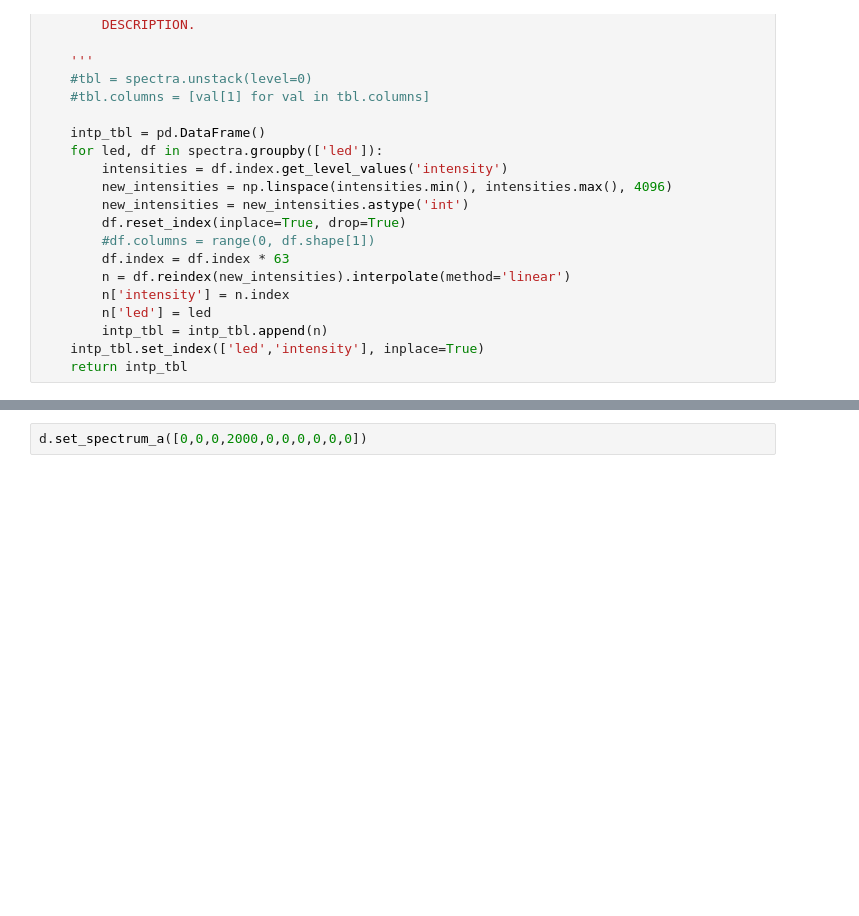
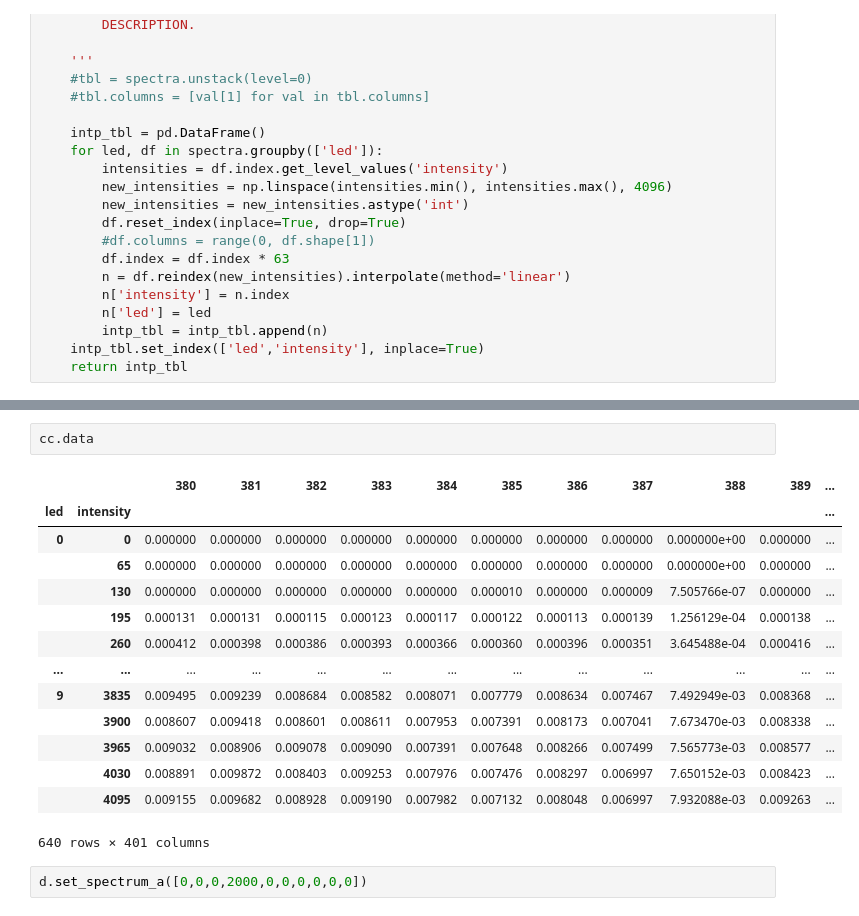
Before and after one commit to PyPlr/cvd_pupillometry, a Jupyter notebook: code/PyPlr/pyplr/notebooks/chirps.ipynb, the cells around one changed output, grey strips where cells are left out. Cells and saved outputs as stored; diff of their text form; blank space fills up the shorter version.

```diff
--- a/code/PyPlr/pyplr/notebooks/chirps.ipynb
+++ b/code/PyPlr/pyplr/notebooks/chirps.ipynb
@@ -68,3 +91,20 @@ r_matches
+# %%
+cc.data
+# %% [output]
+|  |  | 380 | 381 | 382 | 383 | 384 | 385 | 386 | 387 | 388 | 389 | ... |
+| led | intensity |  |  |  |  |  |  |  |  |  |  | ... |
+| 0 | 0 | 0.000000 | 0.000000 | 0.000000 | 0.000000 | 0.000000 | 0.000000 | 0.000000 | 0.000000 | 0.000000e+00 | 0.000000 | ... |
+|  | 65 | 0.000000 | 0.000000 | 0.000000 | 0.000000 | 0.000000 | 0.000000 | 0.000000 | 0.000000 | 0.000000e+00 | 0.000000 | ... |
+|  | 130 | 0.000000 | 0.000000 | 0.000000 | 0.000000 | 0.000000 | 0.000010 | 0.000000 | 0.000009 | 7.505766e-07 | 0.000000 | ... |
+|  | 195 | 0.000131 | 0.000131 | 0.000115 | 0.000123 | 0.000117 | 0.000122 | 0.000113 | 0.000139 | 1.256129e-04 | 0.000138 | ... |
+|  | 260 | 0.000412 | 0.000398 | 0.000386 | 0.000393 | 0.000366 | 0.000360 | 0.000396 | 0.000351 | 3.645488e-04 | 0.000416 | ... |
+| ... | ... | ... | ... | ... | ... | ... | ... | ... | ... | ... | ... | ... |
+| 9 | 3835 | 0.009495 | 0.009239 | 0.008684 | 0.008582 | 0.008071 | 0.007779 | 0.008634 | 0.007467 | 7.492949e-03 | 0.008368 | ... |
+|  | 3900 | 0.008607 | 0.009418 | 0.008601 | 0.008611 | 0.007953 | 0.007391 | 0.008173 | 0.007041 | 7.673470e-03 | 0.008338 | ... |
+|  | 3965 | 0.009032 | 0.008906 | 0.009078 | 0.009090 | 0.007391 | 0.007648 | 0.008266 | 0.007499 | 7.565773e-03 | 0.008577 | ... |
+|  | 4030 | 0.008891 | 0.009872 | 0.008403 | 0.009253 | 0.007976 | 0.007476 | 0.008297 | 0.006997 | 7.650152e-03 | 0.008423 | ... |
+|  | 4095 | 0.009155 | 0.009682 | 0.008928 | 0.009190 | 0.007982 | 0.007132 | 0.008048 | 0.006997 | 7.932088e-03 | 0.009263 | ... |
+640 rows × 401 columns
 # %%
 d.set_spectrum_a([0,0,0,2000,0,0,0,0,0,0])
 # %%
```
Also changed, not shown: parts of 3 cells of this notebook, 6 other files.
